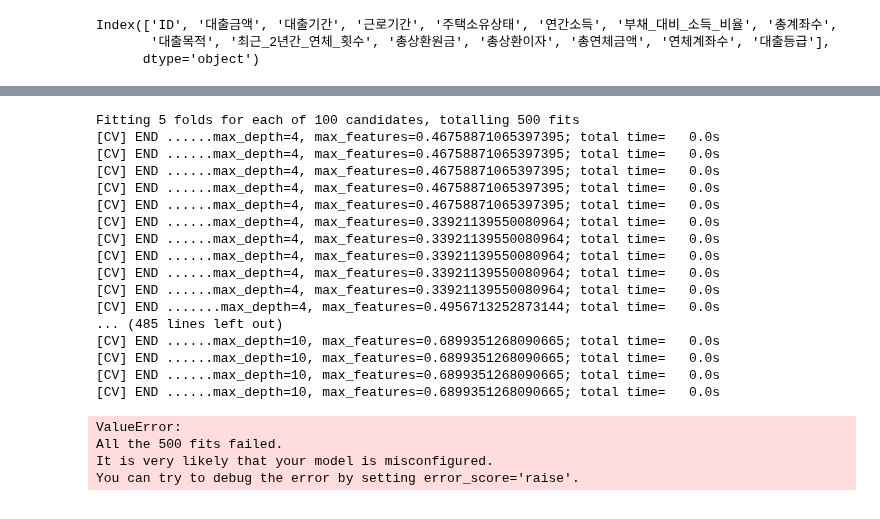
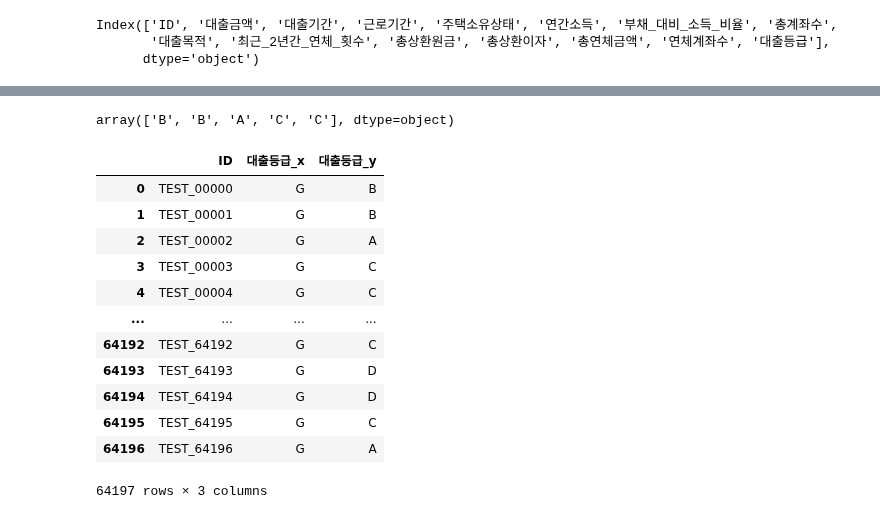
Before and after one commit to MinuSpurs/ML_study, a Jupyter notebook: Data_science_project_2024/test.ipynb, the cells around one changed output, grey strips where cells are left out. Cells and saved outputs as stored; diff of their text form; code cells hidden in the pictures.

```diff
--- a/Data_science_project_2024/test.ipynb
+++ b/Data_science_project_2024/test.ipynb
@@ -194,9 +205,6 @@ X_train
 # %%
-from sklearn.tree import DecisionTreeClassifier
-from sklearn.ensemble import RandomForestClassifier, GradientBoostingClassifier
+from sklearn.ensemble import GradientBoostingClassifier
 
-estimators = [DecisionTreeClassifier(random_state=42),
-             RandomForestClassifier(random_state=42),
-             GradientBoostingClassifier(random_state=42)]
-estimators
+model = GradientBoostingClassifier(random_state=42)
+model
 # %% [output]
@@ -229,42 +212,26 @@ results
-# %%
-from sklearn.model_selection import RandomizedSearchCV
-
-param_distributions = {'max_depth': max_depth, 'max_features': max_features}
-
-results = []
-for estimator in estimators:
-    result = []
-    if estimator.__class__.__name__ != 'DecisionTreeClassifier':
-        param_distributions['n_estimators'] = np.random.randint(100, 200, 10)
-    clf = RandomizedSearchCV(estimator, param_distributions, n_iter=100, scoring='accuracy', n_jobs=-1, cv=5, verbose=2)
-
-    clf.fit(X_train, y_train)
-    result.append(estimator.__class__.__name__)
-    result.append(clf.best_params_)
-    result.append(clf.best_score_)
-    result.append(clf.score(X_test,y_test))
-    result.append(clf.cv_results_)
-    results.append(result)
-results
-# %% [output]
-Fitting 5 folds for each of 100 candidates, totalling 500 fits
-[CV] END ......max_depth=4, max_features=0.46758871065397395; total time=   0.0s
-[CV] END ......max_depth=4, max_features=0.46758871065397395; total time=   0.0s
-[CV] END ......max_depth=4, max_features=0.46758871065397395; total time=   0.0s
-[CV] END ......max_depth=4, max_features=0.46758871065397395; total time=   0.0s
-[CV] END ......max_depth=4, max_features=0.46758871065397395; total time=   0.0s
-[CV] END ......max_depth=4, max_features=0.33921139550080964; total time=   0.0s
-[CV] END ......max_depth=4, max_features=0.33921139550080964; total time=   0.0s
-[CV] END ......max_depth=4, max_features=0.33921139550080964; total time=   0.0s
-[CV] END ......max_depth=4, max_features=0.33921139550080964; total time=   0.0s
-[CV] END ......max_depth=4, max_features=0.33921139550080964; total time=   0.0s
-[CV] END .......max_depth=4, max_features=0.4956713252873144; total time=   0.0s
-... (485 lines left out)
-[CV] END ......max_depth=10, max_features=0.6899351268090665; total time=   0.0s
-[CV] END ......max_depth=10, max_features=0.6899351268090665; total time=   0.0s
-[CV] END ......max_depth=10, max_features=0.6899351268090665; total time=   0.0s
-[CV] END ......max_depth=10, max_features=0.6899351268090665; total time=   0.0s
-ValueError:
-All the 500 fits failed.
-It is very likely that your model is misconfigured.
-You can try to debug the error by setting error_score='raise'.
+# %%
+y_predict = model.fit(X_train, y_train).predict(X_test)
+# %% [output]
+array(['B', 'B', 'A', 'C', 'C'], dtype=object)
+# %%
+# y_test와 y_predict를 데이터프레임으로 변환
+df_predict = pd.DataFrame({'ID': df_test['ID'], '대출등급': y_predict})
+
+# df_predict를 y_rank에 병합
+df_rank = pd.merge(df_rank, df_predict, on='ID', how='left')
+# %%
+df_rank
+# %% [output]
+|  | ID | 대출등급_x | 대출등급_y |
+| 0 | TEST_00000 | G | B |
+| 1 | TEST_00001 | G | B |
+| 2 | TEST_00002 | G | A |
+| 3 | TEST_00003 | G | C |
+| 4 | TEST_00004 | G | C |
+| ... | ... | ... | ... |
+| 64192 | TEST_64192 | G | C |
+| 64193 | TEST_64193 | G | D |
+| 64194 | TEST_64194 | G | D |
+| 64195 | TEST_64195 | G | C |
+| 64196 | TEST_64196 | G | A |
+64197 rows × 3 columns
```
Also changed, not shown: parts of 14 cells of this notebook.
